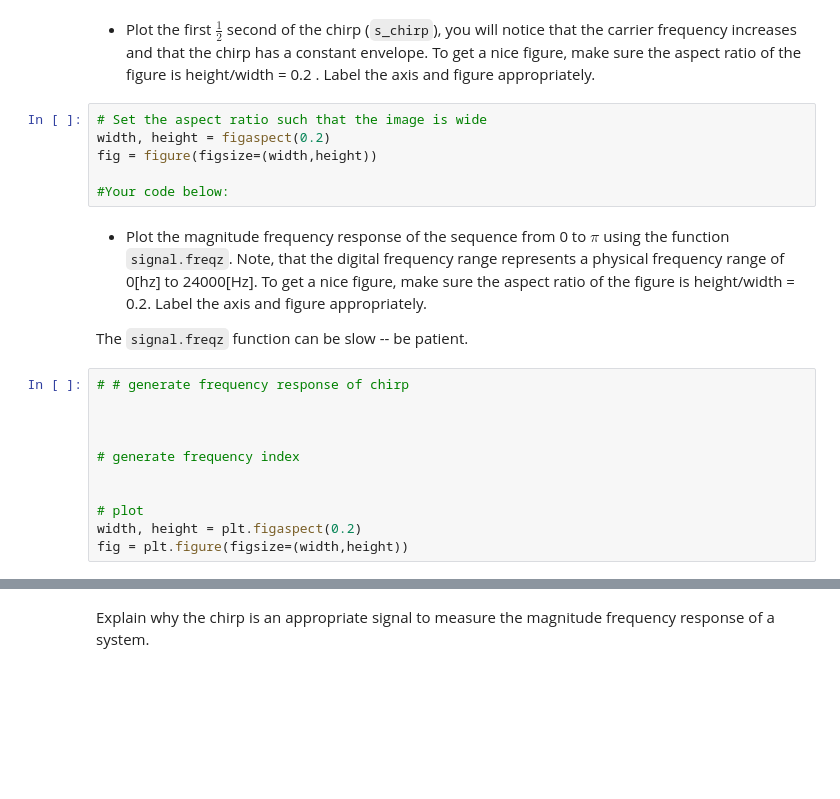
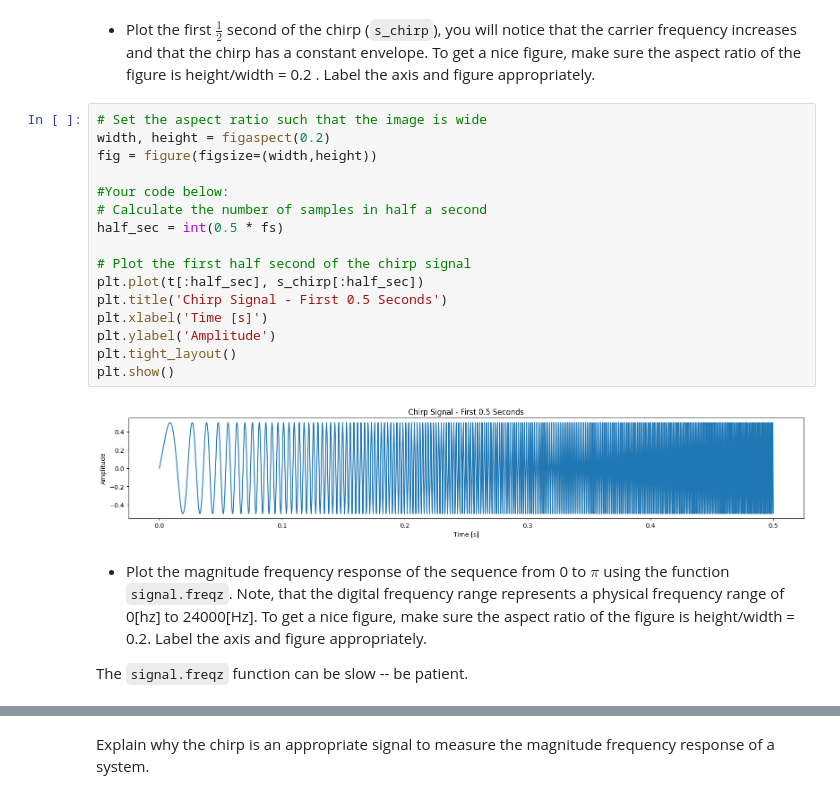
Before and after one commit to mtan0587/Air-Sonar, a Jupyter notebook: TimeDomain-Sonar-New.ipynb, the cells around one changed output, grey strips where cells are left out. Saved outputs shown, nothing was run; the diff lists cells and outputs as text; blank space fills up the shorter version.

Commit message:
Finished Chirp Section

```diff
--- a/TimeDomain-Sonar-New.ipynb
+++ b/TimeDomain-Sonar-New.ipynb
@@ -89,21 +89,22 @@ s_chirp = 0.5 * np.sin(2 * np.pi * phi_of_t)
 # %%
 # Set the aspect ratio such that the image is wide
 width, height = figaspect(0.2)
 fig = figure(figsize=(width,height))
 
 #Your code below:
+# Calculate the number of samples in half a second
+half_sec = int(0.5 * fs)
+
+# Plot the first half second of the chirp signal
+plt.plot(t[:half_sec], s_chirp[:half_sec])
+plt.title('Chirp Signal - First 0.5 Seconds')
+plt.xlabel('Time [s]')
+plt.ylabel('Amplitude')
+plt.tight_layout()
+plt.show()
+# %% [output]
+[figure, added]
 # %% [markdown]
 * Plot the magnitude frequency response of the sequence from 0 to $\pi$ using the function `signal.freqz`. Note, that the digital frequency range represents a physical frequency range of 0[hz] to 24000[Hz]. To get a nice figure, make sure the aspect ratio of the figure is height/width = 0.2. Label the axis and figure appropriately.
 
 The `signal.freqz` function can be slow -- be patient.
-# %%
-# # generate frequency response of chirp
-
-
-
-# generate frequency index
-
-
-# plot
-width, height = plt.figaspect(0.2)
-fig = plt.figure(figsize=(width,height))
```
Also changed, not shown: parts of 3 cells of this notebook.
